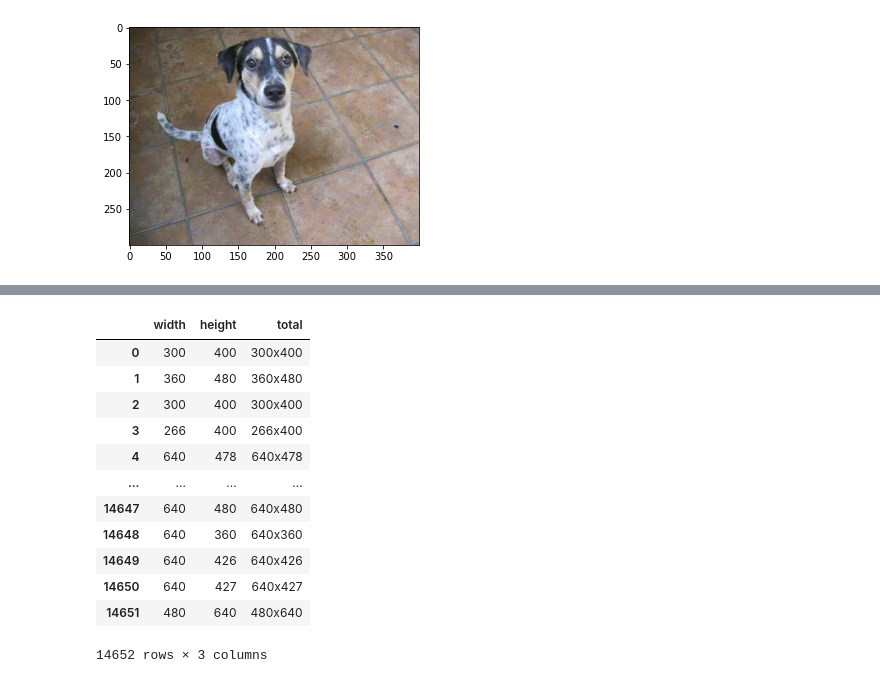
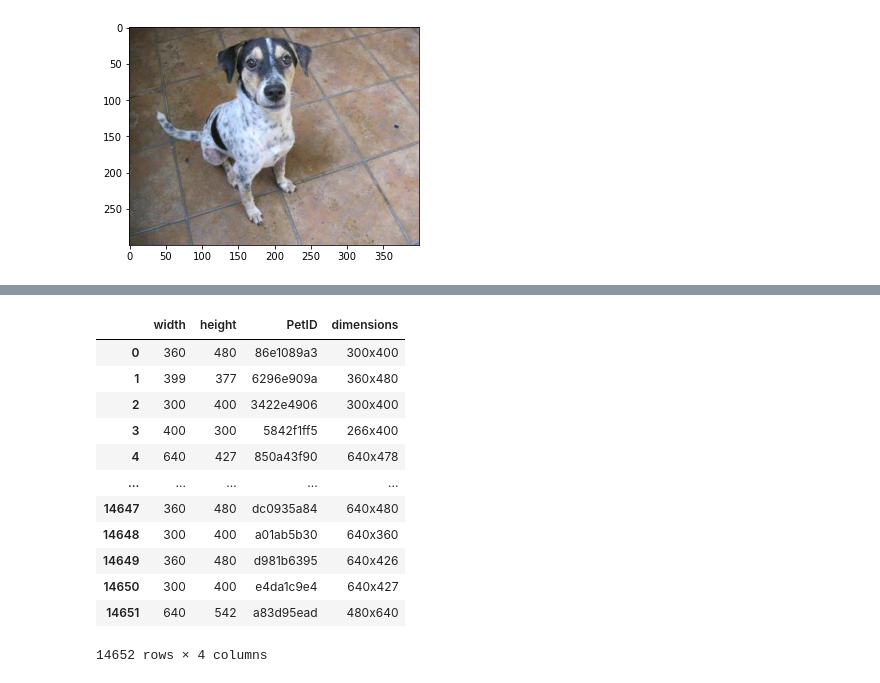
Before and after one commit to dawidjwisniewski/pet_adoption, a Jupyter notebook: project.ipynb, the cells around one changed output, grey strips where cells are left out. Cells and saved outputs as stored; diff of their text form; code cells hidden in the pictures.

Commit message:
import data complete, approaching to put imports in procedures

```diff
--- a/project.ipynb
+++ b/project.ipynb
@@ -85,0 +138,3 @@ Data is difided into 3 folders:
+# %%
+color_labels = pd.read_csv('Data/color_labels.csv')
+color_labels
@@ -85,0 +150,5 @@ Data is difided into 3 folders:
+# %%
+color_dict = {}
+for i in color_labels.index:
+    color_dict[color_labels.ColorID[i]] = color_labels.ColorName[i]
+color_dict
@@ -85,0 +165,3 @@ Data is difided into 3 folders:
+# %%
+state_labels = pd.read_csv('Data/state_labels.csv')
+state_labels
@@ -85,0 +185,5 @@ Data is difided into 3 folders:
+# %%
+state_labels_dict = {}
+for i in state_labels.index:
+    state_labels_dict[state_labels.StateID[i]] = state_labels.StateName[i]
+state_labels_dict
@@ -529,18 +649,18 @@ All images to array!
 # %%
-shapes2 = pd.DataFrame(shapes, columns =['width','height'])
-shapes2['total'] = shapes2.width.map(str)+"x"+shapes2.height.map(str)
-shapes2
+shapes_data = pd.DataFrame(shapes, columns =['width','height','PetID'])
+shapes_data['dimensions'] = shapes2.width.map(str)+"x"+shapes2.height.map(str)
+shapes_data
 # %% [output]
-|  | width | height | total |
-| 0 | 300 | 400 | 300x400 |
-| 1 | 360 | 480 | 360x480 |
-| 2 | 300 | 400 | 300x400 |
-| 3 | 266 | 400 | 266x400 |
-| 4 | 640 | 478 | 640x478 |
-| ... | ... | ... | ... |
-| 14647 | 640 | 480 | 640x480 |
-| 14648 | 640 | 360 | 640x360 |
-| 14649 | 640 | 426 | 640x426 |
-| 14650 | 640 | 427 | 640x427 |
-| 14651 | 480 | 640 | 480x640 |
+|  | width | height | PetID | dimensions |
+| 0 | 360 | 480 | 86e1089a3 | 300x400 |
+| 1 | 399 | 377 | 6296e909a | 360x480 |
+| 2 | 300 | 400 | 3422e4906 | 300x400 |
+| 3 | 400 | 300 | 5842f1ff5 | 266x400 |
+| 4 | 640 | 427 | 850a43f90 | 640x478 |
+| ... | ... | ... | ... | ... |
+| 14647 | 360 | 480 | dc0935a84 | 640x480 |
+| 14648 | 300 | 400 | a01ab5b30 | 640x360 |
+| 14649 | 360 | 480 | d981b6395 | 640x426 |
+| 14650 | 300 | 400 | e4da1c9e4 | 640x427 |
+| 14651 | 640 | 542 | a83d95ead | 480x640 |
-14652 rows × 3 columns
+14652 rows × 4 columns
```
Also changed, not shown: parts of 32 cells of this notebook.
